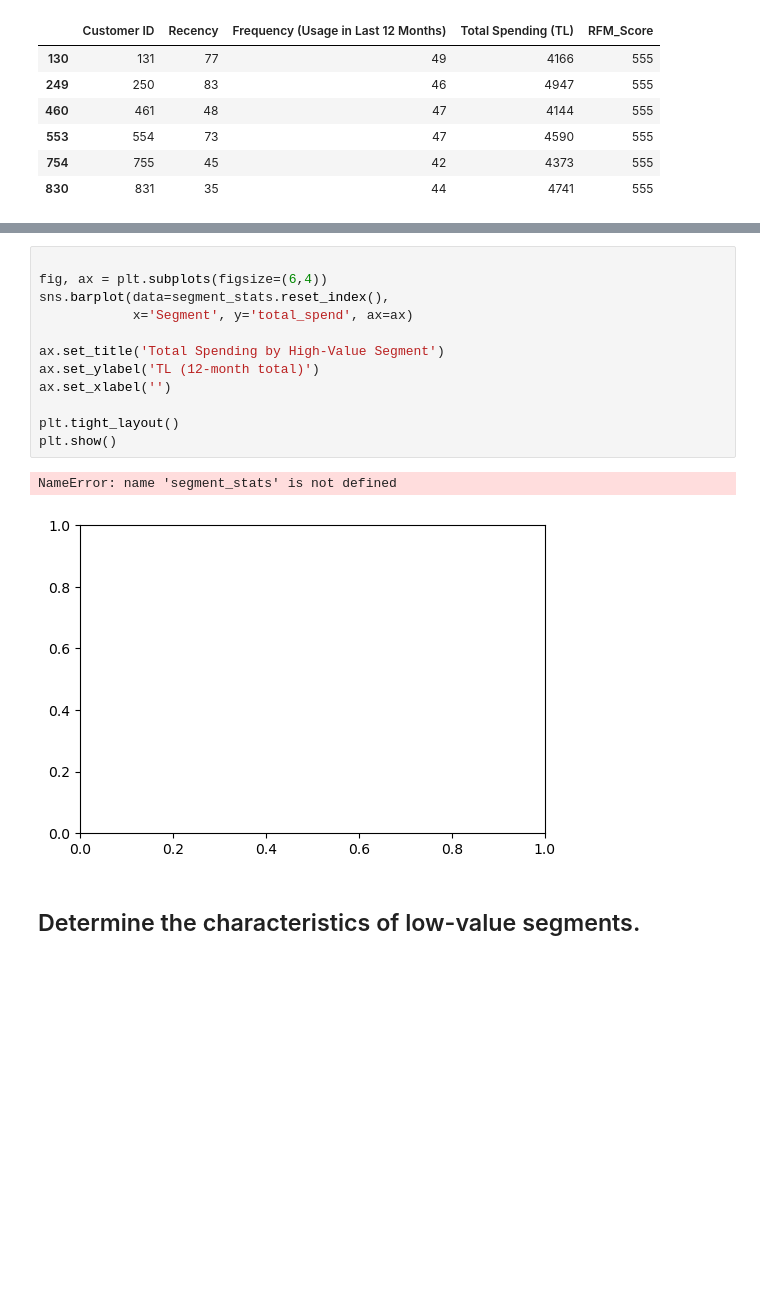
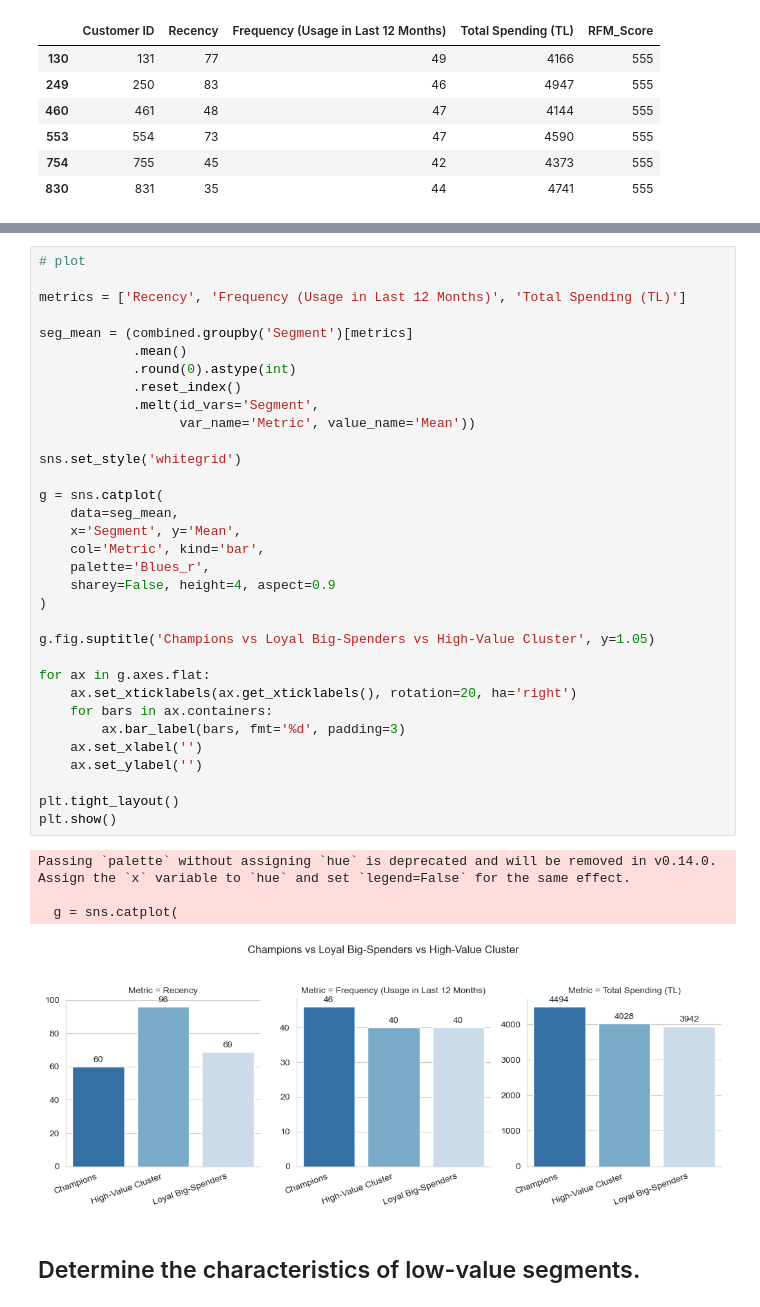
Before and after one commit to rodyonraskolnikov/rfm-segmentation-retention-analysis, a Jupyter notebook: bitaksi_rfm.ipynb, the cells around one changed output, grey strips where cells are left out. Saved outputs shown, nothing was run; the diff lists cells and outputs as text; blank space fills up the shorter version.

Commit message:
plot_cmmt

```diff
--- a/bitaksi_rfm.ipynb
+++ b/bitaksi_rfm.ipynb
@@ -220,21 +220,44 @@ combined[cols].head(30)
 | 27 | Loyal Big-Spenders | 829 | 78 | 39 | 4234 | 545 |
 | 28 | Loyal Big-Spenders | 897 | 80 | 40 | 4273 | 545 |
 | 29 | Loyal Big-Spenders | 920 | 56 | 41 | 4784 | 545 |
-# %%
-
-fig, ax = plt.subplots(figsize=(6,4))
-sns.barplot(data=segment_stats.reset_index(),
-            x='Segment', y='total_spend', ax=ax)
-
-ax.set_title('Total Spending by High-Value Segment')
-ax.set_ylabel('TL (12-month total)')
-ax.set_xlabel('')
-
-plt.tight_layout()
-plt.show()
-# %% [output]
-NameError: name 'segment_stats' is not defined
-[figure, removed]
+# %%
+# plot
+
+metrics = ['Recency', 'Frequency (Usage in Last 12 Months)', 'Total Spending (TL)']
+
+seg_mean = (combined.groupby('Segment')[metrics]
+            .mean()
+            .round(0).astype(int)
+            .reset_index()
+            .melt(id_vars='Segment',
+                  var_name='Metric', value_name='Mean'))
+
+sns.set_style('whitegrid')
+
+g = sns.catplot(
+    data=seg_mean,
+    x='Segment', y='Mean',
+    col='Metric', kind='bar',
+    palette='Blues_r',
+    sharey=False, height=4, aspect=0.9
+)
+
+g.fig.suptitle('Champions vs Loyal Big-Spenders vs High-Value Cluster', y=1.05)
+
+for ax in g.axes.flat:
+    ax.set_xticklabels(ax.get_xticklabels(), rotation=20, ha='right')
+    for bars in ax.containers:
+        ax.bar_label(bars, fmt='%d', padding=3)
+    ax.set_xlabel('')
+    ax.set_ylabel('')
+
+plt.tight_layout()
+plt.show()
+# %% [output]
+Passing `palette` without assigning `hue` is deprecated and will be removed in v0.14.0. Assign the `x` variable to `hue` and set `legend=False` for the same effect.
+
+  g = sns.catplot(
+[figure, added]
 # %% [markdown]
 ## Determine the characteristics of low-value segments.
 # %% [markdown]
```
